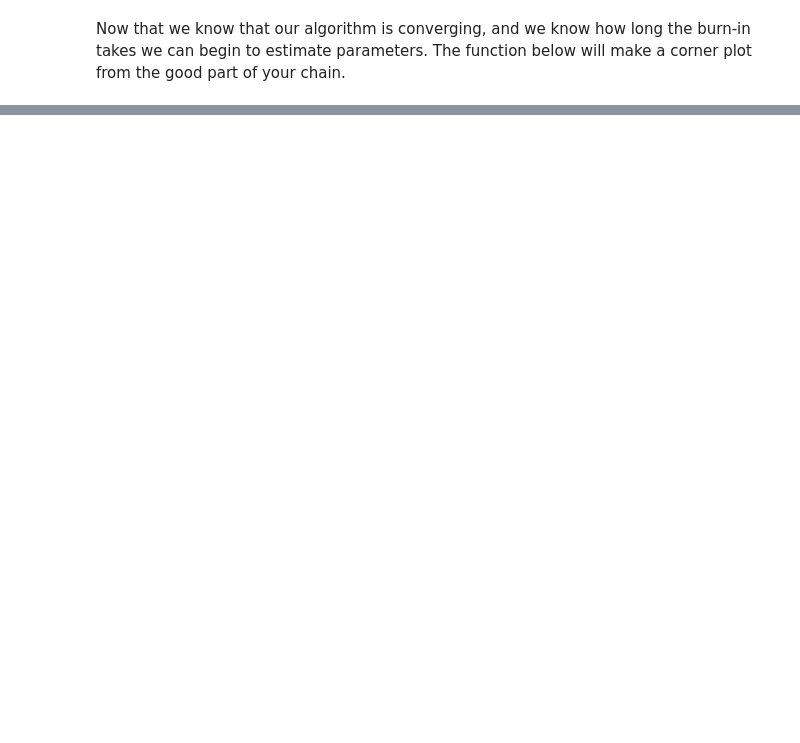
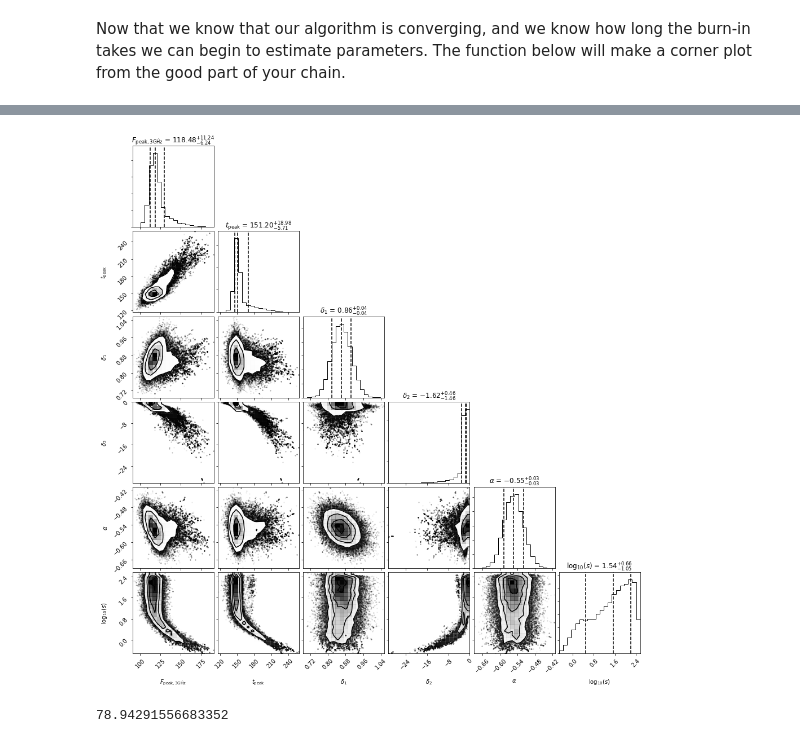
Before and after one commit to ddobie/growth-winter-school-2018, a Jupyter notebook: full_solutions.ipynb, the cells around one changed output, grey strips where cells are left out. Cells and saved outputs as stored; diff of their text form; code cells hidden in the pictures; blank space fills up the shorter version.

```diff
--- a/full_solutions.ipynb
+++ b/full_solutions.ipynb
@@ -477,0 +490,4 @@ calculate_ftest(chi2_best, p_t, chi2_nt, p_nt, n)
+# %%
+good_full_chain = full_chain[:, full_chain_cut:, :]
+make_corner_plot(good_full_chain)
+# %% [output]
@@ -477,0 +495,10 @@ calculate_ftest(chi2_best, p_t, chi2_nt, p_nt, n)
+[figure, added]
+# %%
+full_params = get_best_params(good_full_chain)
+plotting_data = scale_data(data, full_params['alpha'][0],np.max(full_params['alpha'][1:]))
+
+chi2_full = calc_chi2(full_params, param_names, smooth_broken_power_law, plotting_data)
+
+print(chi2_full)
+# %% [output]
+78.94291556683352
```
Also changed, not shown: parts of 19 cells of this notebook.
